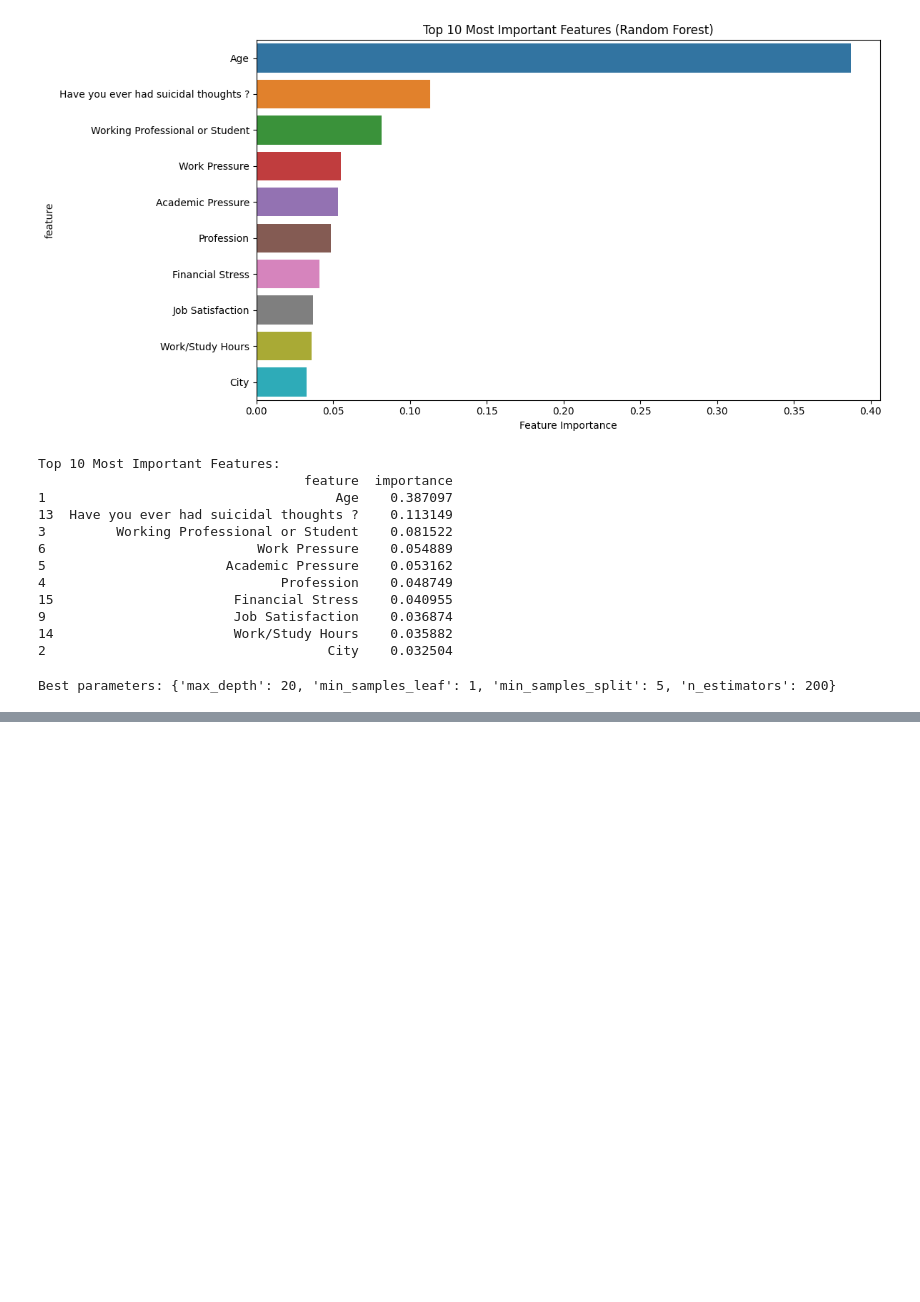
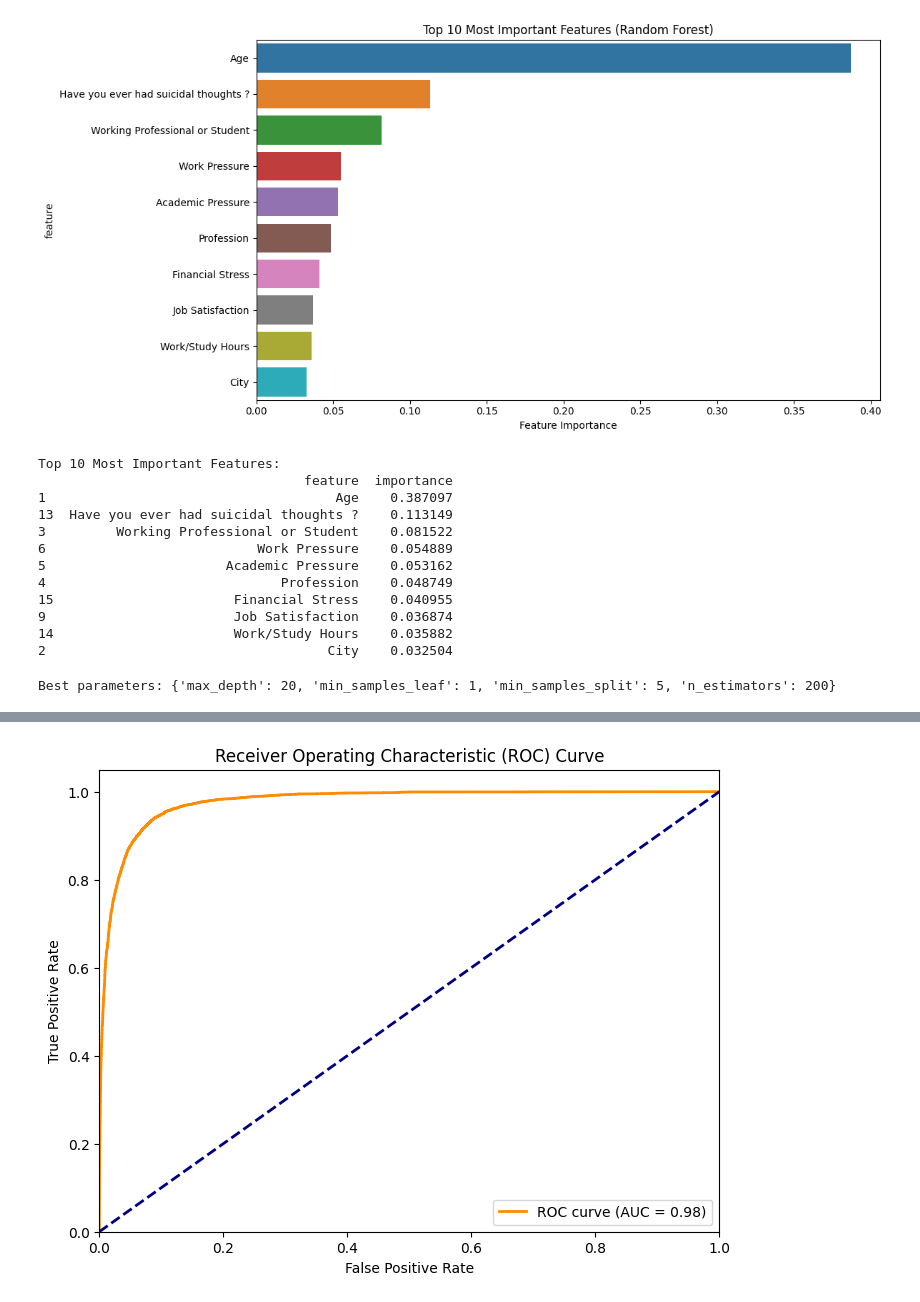
Before and after one commit to mennamohamed0207/Exploring-Mental-Health, a Jupyter notebook: model.ipynb, the cells around one changed output, grey strips where cells are left out. Saved outputs shown, nothing was run; the diff lists cells and outputs as text; code cells hidden in the pictures; blank space fills up the shorter version.

```diff
--- a/model.ipynb
+++ b/model.ipynb
@@ -377,0 +531,91 @@ Top 10 Features by Odds Ratio:
+# %%
+from sklearn.ensemble import AdaBoostClassifier
+from sklearn.preprocessing import StandardScaler
+from sklearn.metrics import classification_report, roc_curve, auc
+from sklearn.model_selection import GridSearchCV
+import matplotlib.pyplot as plt
+import seaborn as sns
+import pandas as pd
+import numpy as np
+
+# Split the data
+X_train, X_test, y_train, y_test = preprocess_data()
+
+# Scale the features
+scaler = StandardScaler()
+X_train_scaled = scaler.fit_transform(X_train)
+X_test_scaled = scaler.transform(X_test)
+
+# --- Grid Search for AdaBoost Hyperparameter Tuning ---
+# Define hyperparameter grid
+param_grid = {
+    'n_estimators': [50, 100, 200],
+    'learning_rate': [0.01, 0.1, 1.0]
+}
+
+# Set up GridSearchCV with AdaBoostClassifier
+grid_search = GridSearchCV(
+    AdaBoostClassifier(random_state=42),
+    param_grid,
+    cv=5,
+    scoring='roc_auc',
+    n_jobs=-1,
+    verbose=2
+)
+
+# Fit GridSearchCV on the training data
+grid_search.fit(X_train_scaled, y_train)
+
+# Print best hyperparameters and best ROC AUC score
+print("\nBest Parameters Found:")
+print(grid_search.best_params_)
+print("\nBest ROC AUC Score:")
+print(grid_search.best_score_)
+
+# Use the best estimator from GridSearchCV for further evaluation
+best_ab_model = grid_search.best_estimator_
+
+# --- Evaluation using the Best AdaBoost Model ---
+# Make predictions
+y_pred = best_ab_model.predict(X_test_scaled)
+y_pred_proba = best_ab_model.predict_proba(X_test_scaled)[:, 1]
+
+# Print model performance
+print("\nAdaBoost Model Performance:")
+print("\nClassification Report:")
+print(classification_report(y_test, y_pred))
+
+# Plot ROC curve
+fpr, tpr, _ = roc_curve(y_test, y_pred_proba)
+roc_auc = auc(fpr, tpr)
+
+plt.figure(figsize=(8, 6))
+plt.plot(fpr, tpr, color='darkorange', lw=2, label=f'ROC curve (AUC = {roc_auc:.2f})')
+plt.plot([0, 1], [0, 1], color='navy', lw=2, linestyle='--')
+plt.xlim([0.0, 1.0])
+plt.ylim([0.0, 1.05])
+plt.xlabel('False Positive Rate')
+plt.ylabel('True Positive Rate')
+plt.title('Receiver Operating Characteristic (ROC) Curve')
+plt.legend(loc="lower right")
+plt.show()
+
+# Feature importance analysis
+feature_importance = pd.DataFrame({
+    'feature': X_train.columns,
+    'importance': best_ab_model.feature_importances_
+})
+feature_importance = feature_importance.sort_values('importance', ascending=False)
+
+# Plot feature importance
+plt.figure(figsize=(12, 6))
+sns.barplot(x='importance', y='feature', data=feature_importance.head(10))
+plt.title('Top 10 Most Important Features (Feature Importance)')
+plt.xlabel('Importance')
+plt.tight_layout()
+plt.show()
+
+# Print top 10 features by importance
+print("\nTop 10 Features by Importance:")
+print(feature_importance.head(10).to_string(index=False))
+# %% [output]
@@ -377,0 +642 @@ Top 10 Features by Odds Ratio:
+[figure, added]
```
Also changed, not shown: parts of 11 cells of this notebook.
